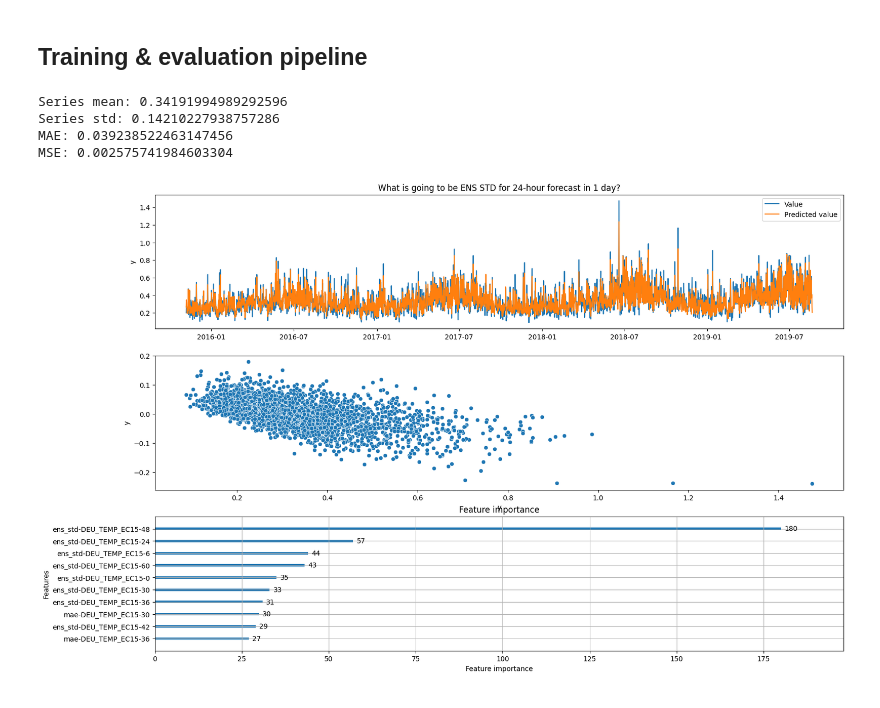
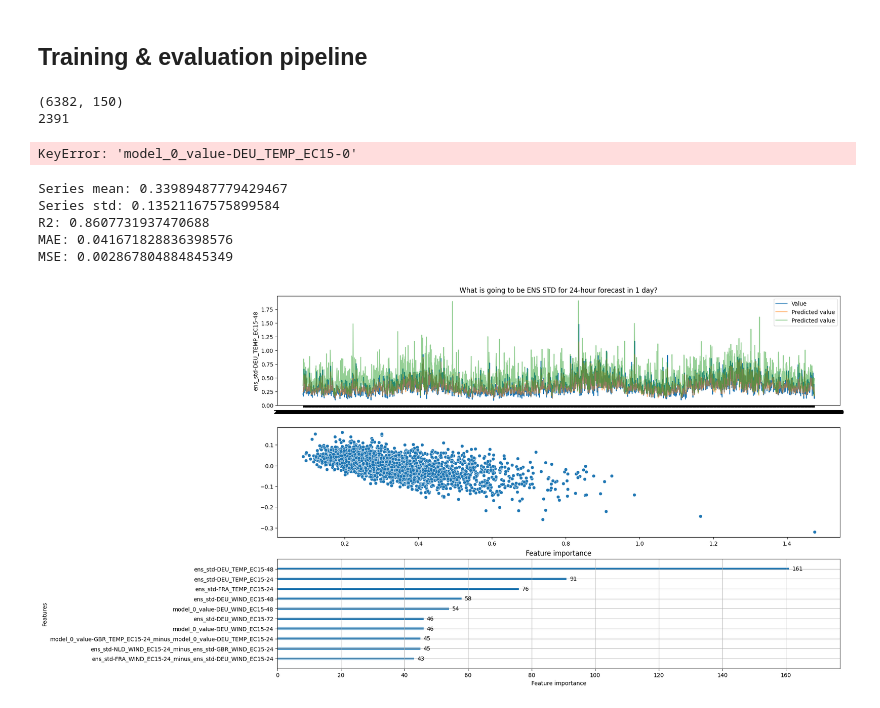
Before and after one commit to jaupimegi23/certainlyUncertain, a Jupyter notebook: models/LightGBM.ipynb, the cells around one changed output. Drawn from its saved outputs; the diff is of its cells as text; code cells hidden in the pictures.

```diff
--- a/models/LightGBM.ipynb
+++ b/models/LightGBM.ipynb
@@ -11,9 +11,9 @@ import math
 
 warnings.simplefilter(action='ignore', category=pd.errors.PerformanceWarning)
 # %%
-df_train = pd.read_hdf('../data/data.h5', key="train")
-df_valid = pd.read_hdf('../data/data.h5', key="validation")
-df_test = pd.read_hdf('../data/data.h5', key="test")
+df_train = pd.read_hdf('../data/EC15_split.h5', key="train")
+df_valid = pd.read_hdf('../data/EC15_split.h5', key="validation")
+df_test = pd.read_hdf('../data/EC15_split.h5', key="test")
 
 df_train = pd.concat([df_train, df_valid])
 df_train.sort_index(inplace=True)
@@ -90,16 +90,33 @@ def train_lightgbm(X_train, y_train):
 
     return model
 # %%
-def evaluate_lightgbm(X_train, y_train, X_valid, y_valid, td, plot=False, plt_title=''):
+def r2_calc(y_train, y, y_hat):
+    sse = np.sum((y - y_hat)**2)
+    sst = np.sum((y - y_train.mean())**2)
+    return 1 - sse/sst
+
+def train_and_predict_lightgbm(X_train, y_train, X_valid, y_valid):
     model = train_lightgbm(X_train, y_train)
 
     y_hat = model.predict(X_valid)
-    y = y_valid
+    y = np.array(y_valid)
+
+    indexes = np.array(~np.isnan(y) & ~np.isnan(y_hat))
+    y = y[indexes]
+    y_hat = y_hat[indexes]
+
+    return y, y_hat, model
+
+def evaluate_lightgbm(X_train, y_train, X_valid, y_valid, td, plot=False, plt_title=''):
+    y, y_hat, model = train_and_predict_lightgbm(X_train, y_train, X_valid, y_valid)
 
     mae = np.abs(np.array(y)-np.array(y_hat))
     mae = mae[~np.isnan(mae)].mean()
     mse = np.square(np.array(y)-np.array(y_hat))
     mse = mse[~np.isnan(mse)].mean()
+
+    from sklearn.metrics import r2_score
+    r2 = r2_calc(y_train, y, y_hat)
 
     if plot:
         import seaborn as sns
@@ -107,11 +124,11 @@ def evaluate_lightgbm(X_train, y_train, X_valid, y_valid, td, plot=False, plt_ti
 
         fig, ax = plt.subplots(3, 1, figsize=(18, 12))
         sns.lineplot(x=X_valid.index[-len(y):], y=y, label='Value', ax=ax[0])
-        sns.lineplot(x=X_valid.index[-len(y):], y=y_hat, label='Predicted value', ax=ax[0])
+        sns.lineplot(x=X_valid.index[-len(y):], y=y_hat, label='Predicted value', alpha=0.5, ax=ax[0])
         ax[0].set_title(plt_title)
 
         sns.scatterplot(x=y, y=y_hat-y, ax=ax[1])
 
         lgb.plot_importance(model, max_num_features=10, ax=ax[2])
 
-    return mae, mse, model
+    return r2, mae, mse, model
@@ -118,26 +190,35 @@ def evaluate_lightgbm(X_train, y_train, X_valid, y_valid, td, plot=False, plt_ti
+# %%
+evaluate_impact_lightgbm('DEU_TEMP_EC15', 24, 2, 0.05)
+# %% [output]
+(6382, 150)
+2391
+KeyError: 'model_0_value-DEU_TEMP_EC15-0'
 # %%
 td = 2
 forecast_horizon = 24
 target_name = 'ens_std-DEU_TEMP_EC15-' + str(forecast_horizon)
+forecast_name = 'ens_std-DEU_TEMP_EC15-' + str(forecast_horizon + td * 12)
 
-df_train_processed = preprocess_data(geo_difference(df_train), df_train.columns)
+df_train_processed = geo_difference(df_train)
 X_train, y_train = add_y(df_train_processed, target_name, td)
 
-df_valid_processed = preprocess_data(geo_difference(df_valid), df_train.columns)
+df_valid_processed = geo_difference(df_valid)
 X_valid, y_valid = add_y(df_valid_processed, target_name, td)
 
-mae, mse, model = evaluate_lightgbm(X_train, y_train, X_valid, y_valid, td, True, 'What is going to be ENS STD for ' + str(forecast_horizon) + '-hour forecast in 1 day?')
+r2, mae, mse, model = evaluate_lightgbm(X_train, y_train, X_valid, y_valid, td, True, 'What is going to be ENS STD for ' + str(forecast_horizon) + '-hour forecast in 1 day?')
 
 print(f"Series mean: {y_train.mean()}")
 print(f"Series std: {y_train.std()}")
+print(f"R2: {r2}")
 print(f"MAE: {mae}")
 print(f"MSE: {mse}")
 # %% [output]
-Series mean: 0.34191994989292596
-Series std: 0.14210227938757286
-MAE: 0.039238522463147456
-MSE: 0.002575741984603304
+Series mean: 0.33989487779429467
+Series std: 0.13521167575899584
+R2: 0.8607731937470688
+MAE: 0.041671828836398576
+MSE: 0.002867804884845349
-[figure, old version]
+[figure, new version]
 # %%
 td = 2
 forecast_horizon = 24
```
Also changed, not shown: parts of 6 cells of this notebook.
